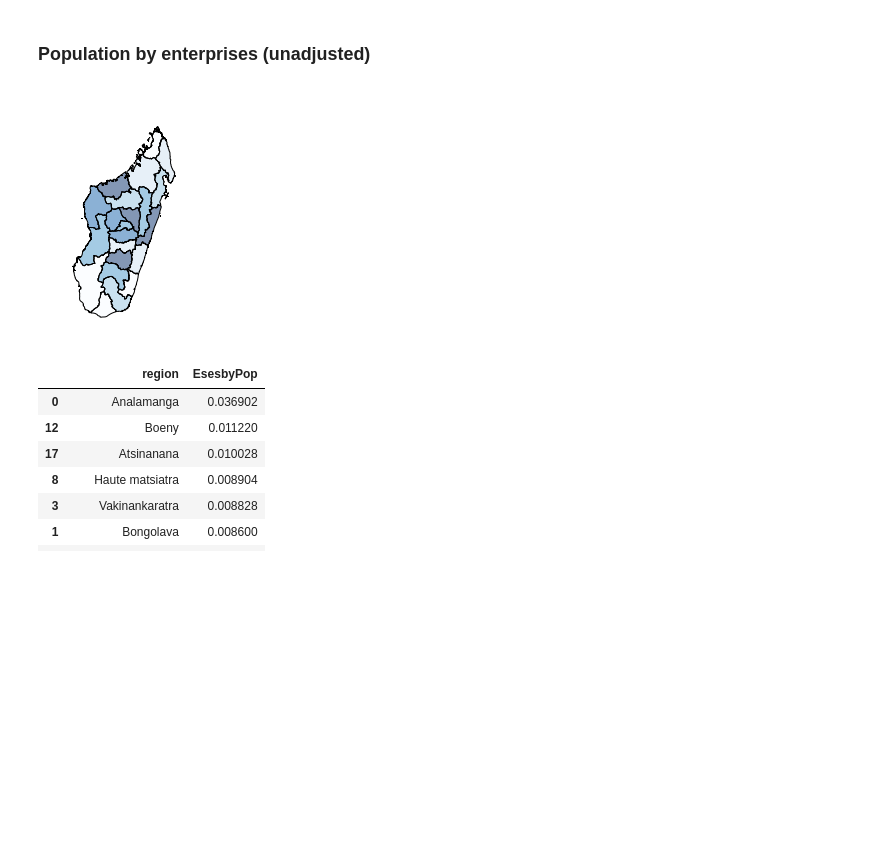
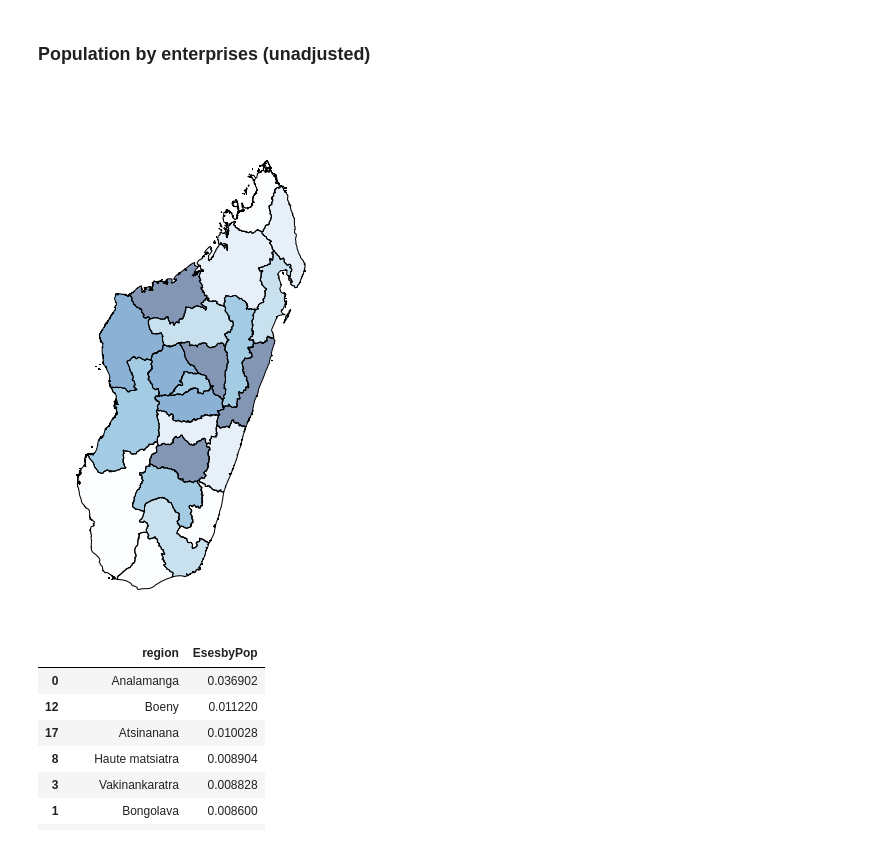
Before and after one commit to RanaivosonHerimanitra/Madagascar-in-Maps, a Jupyter notebook: madamap.ipynb, the cells around one changed output. Saved outputs shown, nothing was run; the diff lists cells and outputs as text; code cells hidden in the pictures; blank space fills up the shorter version.

```diff
--- a/madamap.ipynb
+++ b/madamap.ipynb
@@ -213,11 +213,11 @@ df= df.merge(CountPop, on="region")
 # %%
 df['EsesbyPop']=df['TotalEses']/df['TotalPop']
 # %%
-kw = dict(column='EsesbyPop', k=6, cmap='Blues')
+kw = dict(column='EsesbyPop', k=6, cmap='Blues',figsize=(9, 9))
 ax = df.plot(scheme='QUANTILES', **kw)
 ax.set_axis_off()
 # %% [output]
-[figure, old version]
+[figure, new version]
 # %%
 df[['region','EsesbyPop']].sort_values(by=['EsesbyPop'], ascending=False)
 # %% [output]
```
Also changed, not shown: parts of 4 cells of this notebook.
